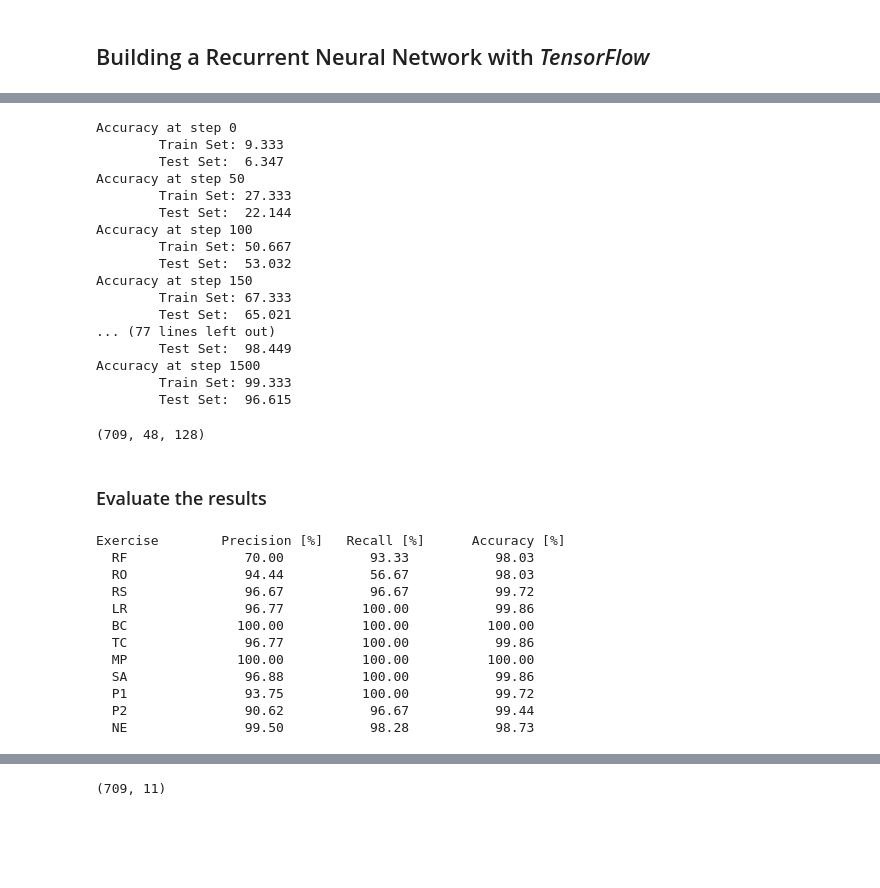
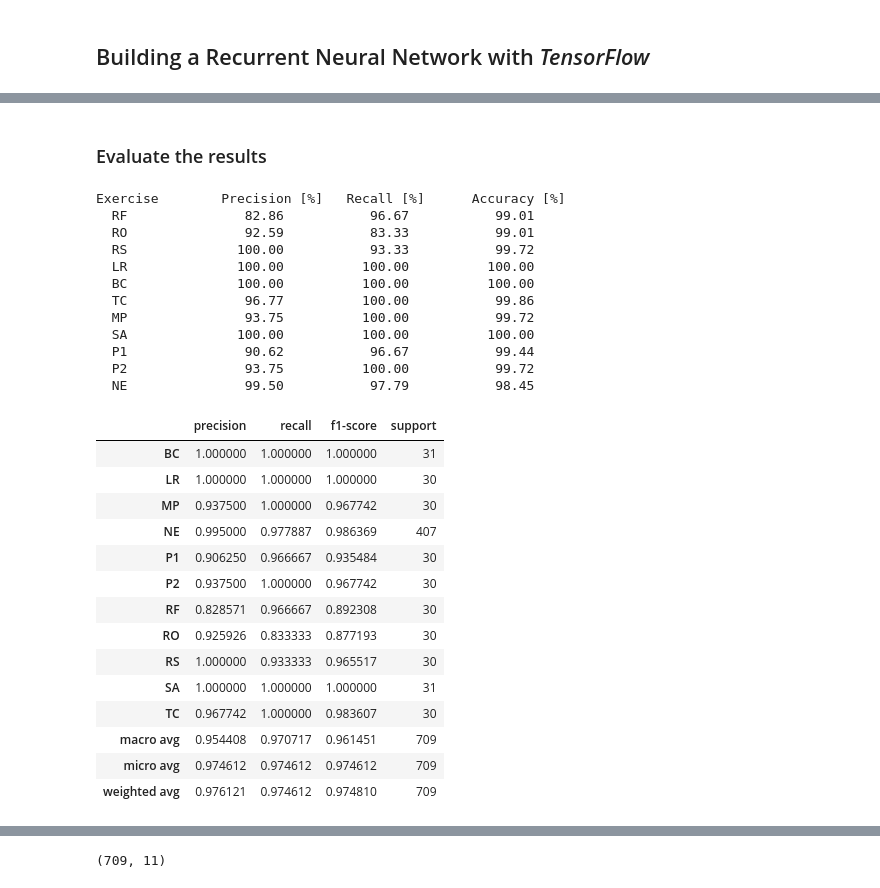
Before and after one commit to FlorianMeinhart/master-project, a Jupyter notebook: Classification_RNN/1_Approach_RNN_with_DataObject.ipynb, the cells around one changed output, grey strips where cells are left out. Drawn from its saved outputs; the diff is of its cells as text; code cells hidden in the pictures; blank space fills up the shorter version.

```diff
--- a/Classification_RNN/1_Approach_RNN_with_DataObject.ipynb
+++ b/Classification_RNN/1_Approach_RNN_with_DataObject.ipynb
@@ -778,6 +779,7 @@ class PhysioData_RNN():
 PD_RNN1 = PhysioData_RNN(test_subject_ids=1,
                          max_sequence_length_testing=6,
                          max_sequence_length_training=6,
+                         new_sampling_rate=4,
                          whole_rep_blocks_as_data_points_for_testing=False,
                          whole_rep_blocks_as_data_points_for_training=False)
 # %%
@@ -942,7 +934,10 @@ def one_hot(labels, num_classes):
 # %%
 # open a session for the created graph
 with tf.Session() as sess:
+    # initializing variables
     sess.run(tf.global_variables_initializer())
+
+    # add graph to event files (in order to visualize it later)
     train_writer.add_graph(sess.graph)
     test_writer.add_graph(sess.graph)
 
@@ -964,8 +959,9 @@ with tf.Session() as sess:
         # run the session
         sess.run(train_step, feed_dict={inputs:x_batch, labels:y_batch_one_hot, seqlens:seqlens_batch})
 
-        # evaluate the RNN every 20 steps
+        # evaluate the RNN every 50 steps
         if step % 50 == 0:
+            # get summary and accuracy of train batch
             summary_train, accuracy_train = sess.run([merged, accuracy],
                                                       feed_dict={inputs:x_batch,
                                                                  labels:y_batch_one_hot,
@@ -976,6 +972,7 @@ with tf.Session() as sess:
             # write to train summary
             train_writer.add_summary(summary_train, step)
 
+            # get summary, predicted probabilities, predicted classes and accuracy of test data
             summary_test, pred_prob_test, pred_prob_test_all, pred_test, accuracy_test = sess.run([merged, pred_prob,
                                                         pred_prob_all_states, tf.argmax(final_output,1), accuracy],
                                                         feed_dict={inputs:X_test_all,
@@ -986,52 +983,58 @@ with tf.Session() as sess:
 
             print('\tTest Set:  {:.3f}'.format(accuracy_test))
 
+
     outputs_RNN = sess.run(outputs, feed_dict={inputs:X_test_all, labels:y_test_all_one_hot, seqlens:seqlens_test_all})
 
-    # Creates a saver.
+    # Create a saver
     saver = tf.train.Saver()
     saver.save(sess, 'E:/TensorFlow_saved_models/final-RNN-model/RNN-model-1')
-    # Generates MetaGraphDef.
+
+    # Generate MetaGraphDef
     saver.export_meta_graph('E:/TensorFlow_saved_models/final-RNN-model/RNN-model-1.meta')
-# %% [output]
-Accuracy at step 0
-        Train Set: 9.333
-        Test Set:  6.347
-Accuracy at step 50
-        Train Set: 27.333
-        Test Set:  22.144
-Accuracy at step 100
-        Train Set: 50.667
-        Test Set:  53.032
-Accuracy at step 150
-        Train Set: 67.333
-        Test Set:  65.021
-... (77 lines left out)
-        Test Set:  98.449
-Accuracy at step 1500
-        Train Set: 99.333
-        Test Set:  96.615
 # %%
 np.shape(outputs_RNN)
-# %% [output]
-(709, 48, 128)
 # %% [markdown]
 ### Evaluate the results
 # %%
 print_precision_recall_accuracy(pred_test, PD_RNN1.get_y_test())
 # %% [output]
 Exercise        Precision [%]   Recall [%]      Accuracy [%]
-  RF               70.00           93.33           98.03
-  RO               94.44           56.67           98.03
-  RS               96.67           96.67           99.72
-  LR               96.77          100.00           99.86
+  RF               82.86           96.67           99.01
+  RO               92.59           83.33           99.01
+  RS              100.00           93.33           99.72
+  LR              100.00          100.00          100.00
   BC              100.00          100.00          100.00
   TC               96.77          100.00           99.86
-  MP              100.00          100.00          100.00
-  SA               96.88          100.00           99.86
-  P1               93.75          100.00           99.72
-  P2               90.62           96.67           99.44
-  NE               99.50           98.28           98.73
+  MP               93.75          100.00           99.72
+  SA              100.00          100.00          100.00
+  P1               90.62           96.67           99.44
+  P2               93.75          100.00           99.72
+  NE               99.50           97.79           98.45
+# %%
+# show precision, recall and f1-score
+classif_report = classification_report(PD_RNN1.get_y_test(), pred_test,
+    labels = np.arange(0, 11),
+    target_names = ['RF', 'RO', 'RS', 'LR', 'BC', 'TC', 'MP', 'SA', 'P1', 'P2', 'NE'],
+    sample_weight = None,
+    output_dict = True)
+pd.DataFrame.from_dict(classif_report, orient = 'index')
+# %% [output]
+|  | precision | recall | f1-score | support |
+| BC | 1.000000 | 1.000000 | 1.000000 | 31 |
+| LR | 1.000000 | 1.000000 | 1.000000 | 30 |
+| MP | 0.937500 | 1.000000 | 0.967742 | 30 |
+| NE | 0.995000 | 0.977887 | 0.986369 | 407 |
+| P1 | 0.906250 | 0.966667 | 0.935484 | 30 |
+| P2 | 0.937500 | 1.000000 | 0.967742 | 30 |
+| RF | 0.828571 | 0.966667 | 0.892308 | 30 |
+| RO | 0.925926 | 0.833333 | 0.877193 | 30 |
+| RS | 1.000000 | 0.933333 | 0.965517 | 30 |
+| SA | 1.000000 | 1.000000 | 1.000000 | 31 |
+| TC | 0.967742 | 1.000000 | 0.983607 | 30 |
+| macro avg | 0.954408 | 0.970717 | 0.961451 | 709 |
+| micro avg | 0.974612 | 0.974612 | 0.974612 | 709 |
+| weighted avg | 0.976121 | 0.974612 | 0.974810 | 709 |
 # %%
 print_misclassified_data_points(pred_test, PD_RNN1.get_y_test())
 # %% [output]
```
Also changed, not shown: parts of 34 cells of this notebook, 4 other files.
